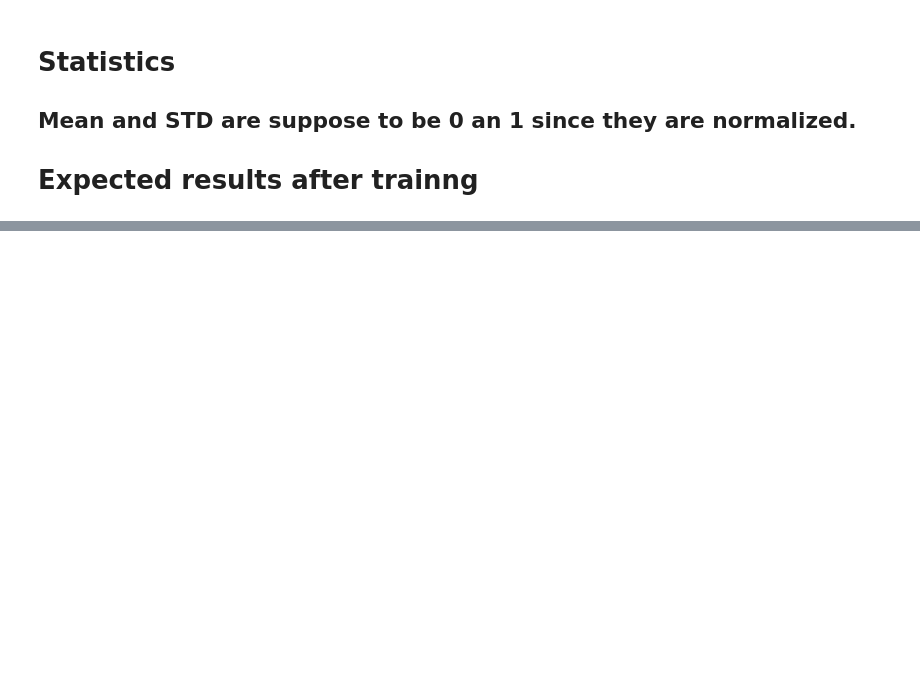
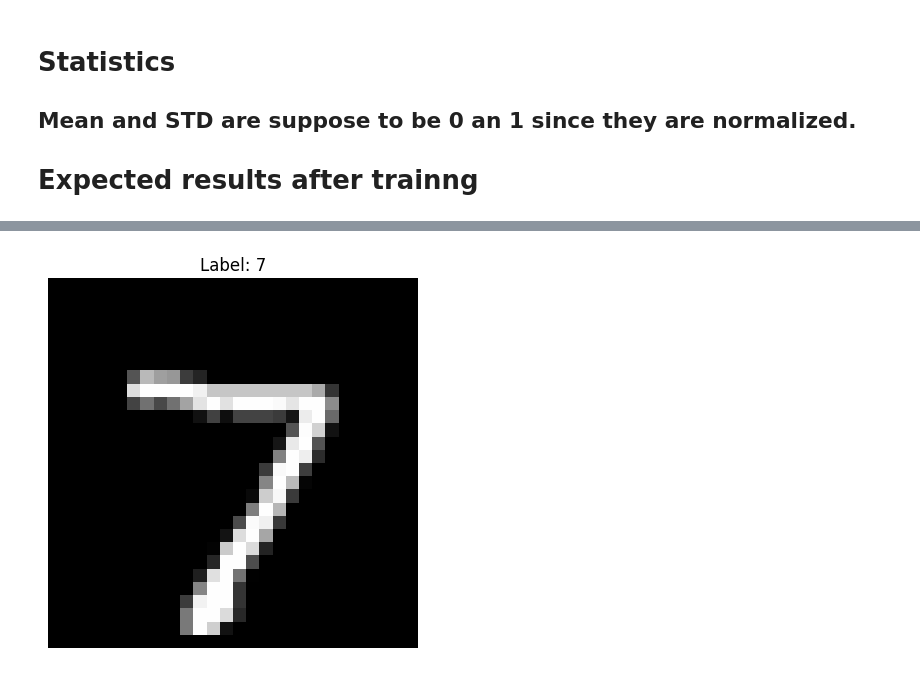
Before and after one commit to ebuitragod/mnist_bootstraping, a Jupyter notebook: app/src/exploring.ipynb, the cells around one changed output, grey strips where cells are left out. Cells and saved outputs as stored; diff of their text form; code cells hidden in the pictures; blank space fills up the shorter version.

```diff
--- a/app/src/exploring.ipynb
+++ b/app/src/exploring.ipynb
@@ -144,0 +147,10 @@ plt.show()
+# %%
+import matplotlib.pyplot as plt
+
+plt.imshow(test_images[0, 0], cmap='gray')
+plt.title(f"Label: {test_labels[0]}")
+plt.axis('off')
+plt.savefig(f'../output/sample_image_label_{test_labels[0]}.png', dpi=150)
+plt.show()
+# %% [output]
+[figure, added]
```
Also changed, not shown: parts of 6 cells of this notebook, 4 other files.
